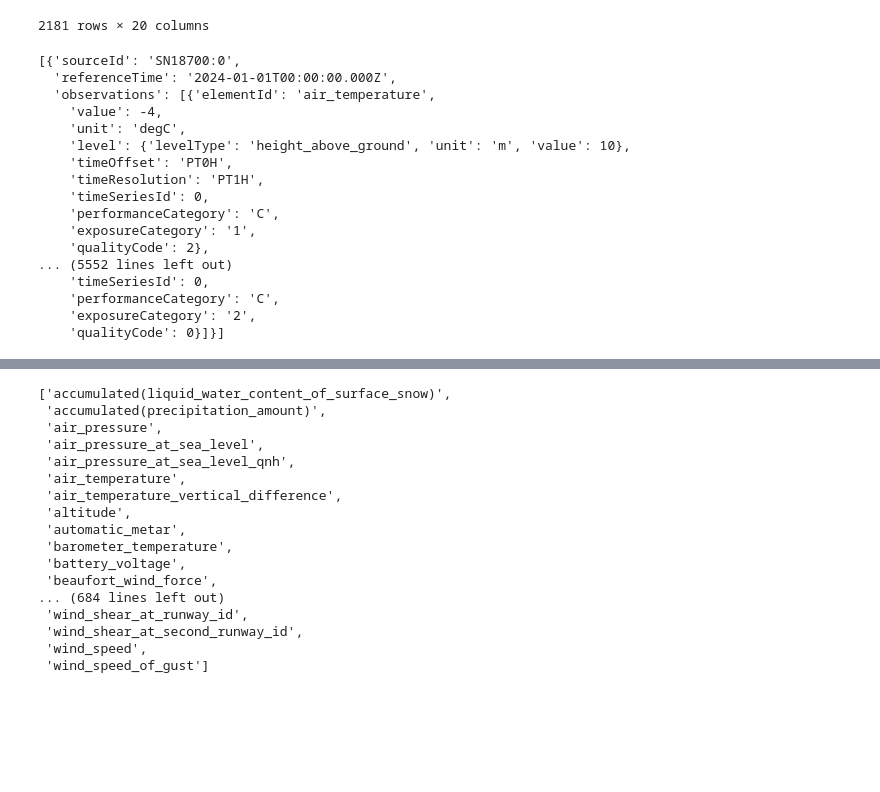
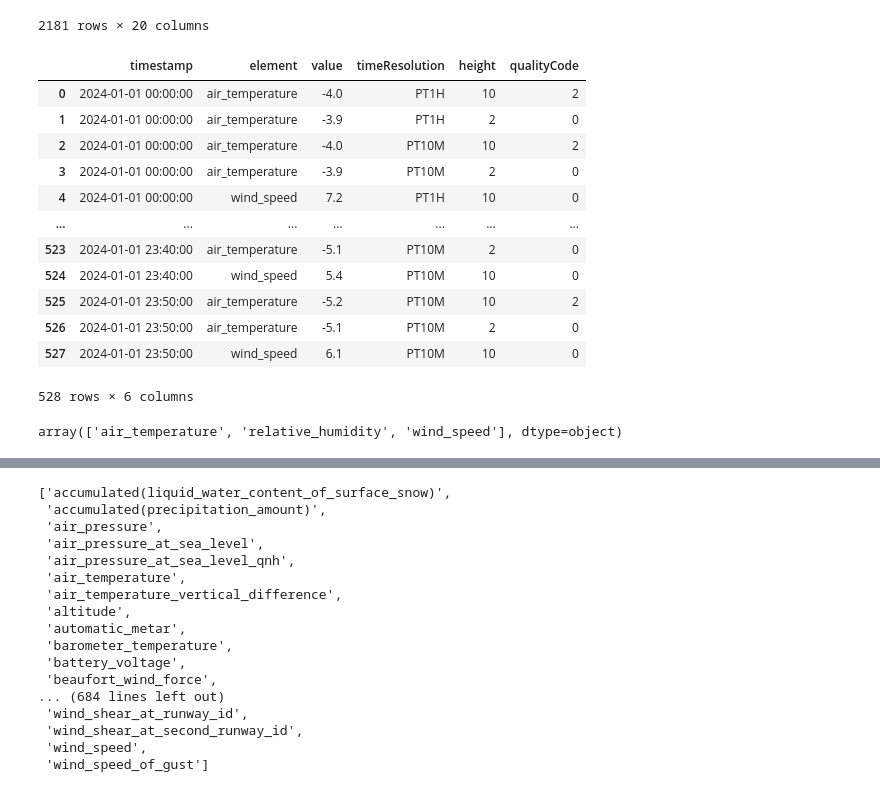
Before and after one commit to NTNUSmartWater/DigiH2O-Platform, a Jupyter notebook: process.ipynb, the cells around one changed output, grey strips where cells are left out. Saved outputs shown, nothing was run; the diff lists cells and outputs as text; code cells hidden in the pictures; blank space fills up the shorter version.

Commit message:
Working on MET data API

```diff
--- a/process.ipynb
+++ b/process.ipynb
@@ -41,41 +41,47 @@ df
 2181 rows × 20 columns
 # %%
 url = "https://frost.met.no/observations/v0.jsonld"
+headers = {'Accept': 'application/json'}
+columns = [
+    "precipitation_amount", "air_temperature",
+    "short_wave_radiation", 'long_wave_radiation',
+    "wind_speed", "relative_humidity", 'air_pressure'
+]
 params = {
-    "sources": "SN18700",
-    "elements": ",".join([
-        "precipitation_amount", "air_temperature",
-
-        "wind_speed", "relative_humidity", 'air_pressure'
-    ]),
+    "sources": "SN18700", "elements": ",".join(columns),
     "referencetime": "2024-01-01T00:00:00Z/2024-01-02T00:00:00Z"
 }
 r = requests.get(
     url, headers=headers,
     params=params,
     auth=HTTPBasicAuth(MET_client_id, "")
 )
-r.json()["data"]
-# df = pd.DataFrame(r.json()["data"])
-# df['timestamp'] = pd.to_datetime(df['referenceTime']).dt.strftime('%Y-%m-%d %H:%M:%S')
-# df.drop(columns=['sourceId', 'referenceTime'], inplace=True)
-# df['prec'] = df['precipitation_amount'].apply(lambda x: x['value'] if isinstance(x, dict) else None)
-# df
+data, rows = r.json()["data"], []
+for item in data:
+    time = item['referenceTime']
+    for obs in item['observations']:
+        rows.append({
+            "timestamp": time, 'element': obs['elementId'], "value": obs['value'], 'timeResolution': obs['timeResolution'],
+            "height": obs.get('level', {}).get('value'), "qualityCode": obs.get('qualityCode')
+        })
+df = pd.DataFrame(rows)
+df['timestamp'] = pd.to_datetime(df['timestamp']).dt.strftime('%Y-%m-%d %H:%M:%S')
+df
 # %% [output]
+|  | timestamp | element | value | timeResolution | height | qualityCode |
+| 0 | 2024-01-01 00:00:00 | air_temperature | -4.0 | PT1H | 10 | 2 |
+| 1 | 2024-01-01 00:00:00 | air_temperature | -3.9 | PT1H | 2 | 0 |
+| 2 | 2024-01-01 00:00:00 | air_temperature | -4.0 | PT10M | 10 | 2 |
+| 3 | 2024-01-01 00:00:00 | air_temperature | -3.9 | PT10M | 2 | 0 |
+| 4 | 2024-01-01 00:00:00 | wind_speed | 7.2 | PT1H | 10 | 0 |
+| ... | ... | ... | ... | ... | ... | ... |
+| 523 | 2024-01-01 23:40:00 | air_temperature | -5.1 | PT10M | 2 | 0 |
+| 524 | 2024-01-01 23:40:00 | wind_speed | 5.4 | PT10M | 10 | 0 |
+| 525 | 2024-01-01 23:50:00 | air_temperature | -5.2 | PT10M | 10 | 2 |
+| 526 | 2024-01-01 23:50:00 | air_temperature | -5.1 | PT10M | 2 | 0 |
+| 527 | 2024-01-01 23:50:00 | wind_speed | 6.1 | PT10M | 10 | 0 |
-[{'sourceId': 'SN18700:0',
-  'referenceTime': '2024-01-01T00:00:00.000Z',
-  'observations': [{'elementId': 'air_temperature',
-    'value': -4,
-    'unit': 'degC',
-    'level': {'levelType': 'height_above_ground', 'unit': 'm', 'value': 10},
-    'timeOffset': 'PT0H',
-    'timeResolution': 'PT1H',
-    'timeSeriesId': 0,
-    'performanceCategory': 'C',
-    'exposureCategory': '1',
-    'qualityCode': 2},
-... (5552 lines left out)
-    'timeSeriesId': 0,
-    'performanceCategory': 'C',
-    'exposureCategory': '2',
-    'qualityCode': 0}]}]
+528 rows × 6 columns
+# %%
+np.unique(df['element'])
+# %% [output]
+array(['air_temperature', 'relative_humidity', 'wind_speed'], dtype=object)
```
Also changed, not shown: parts of 6 cells of this notebook.
